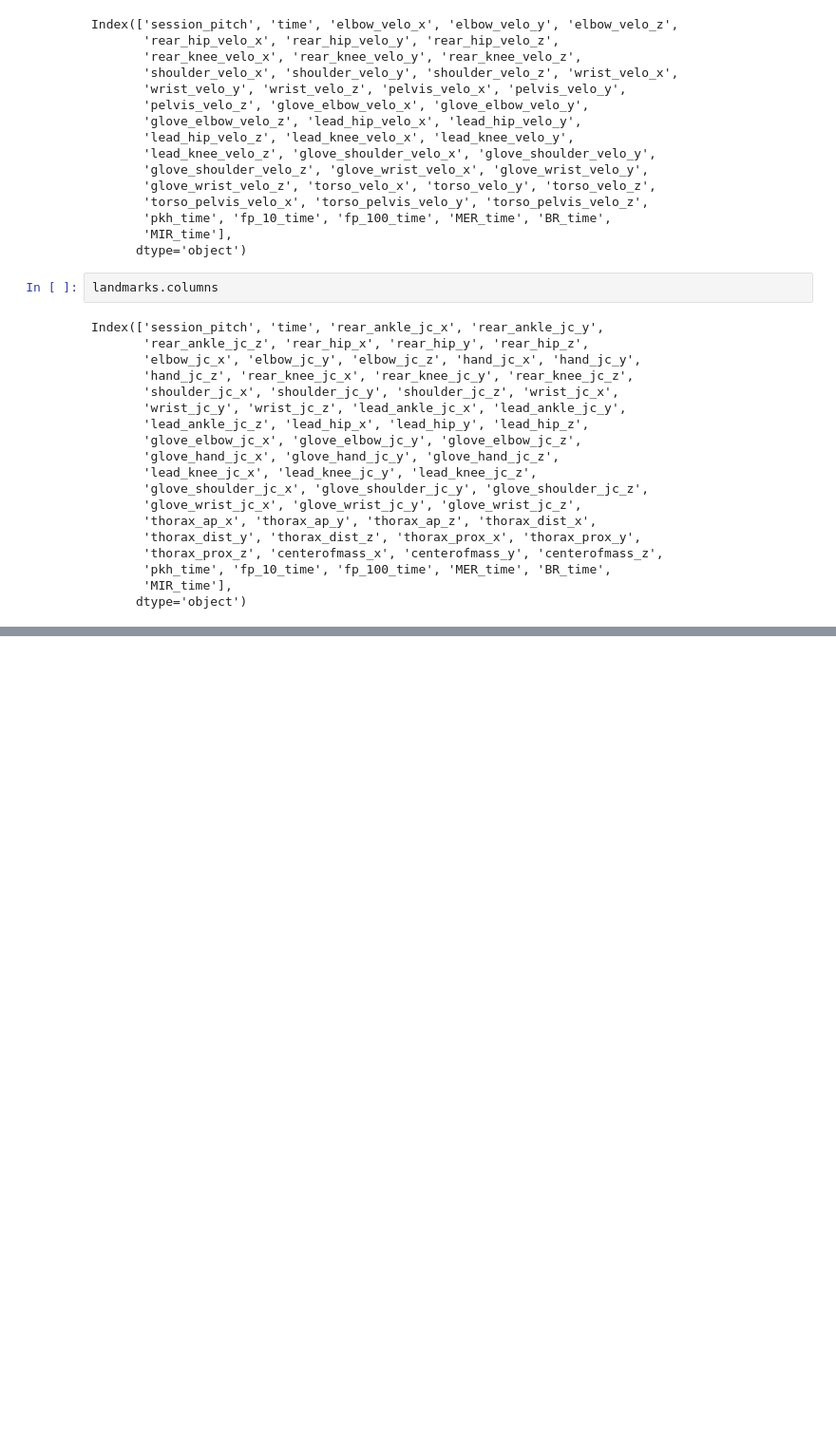
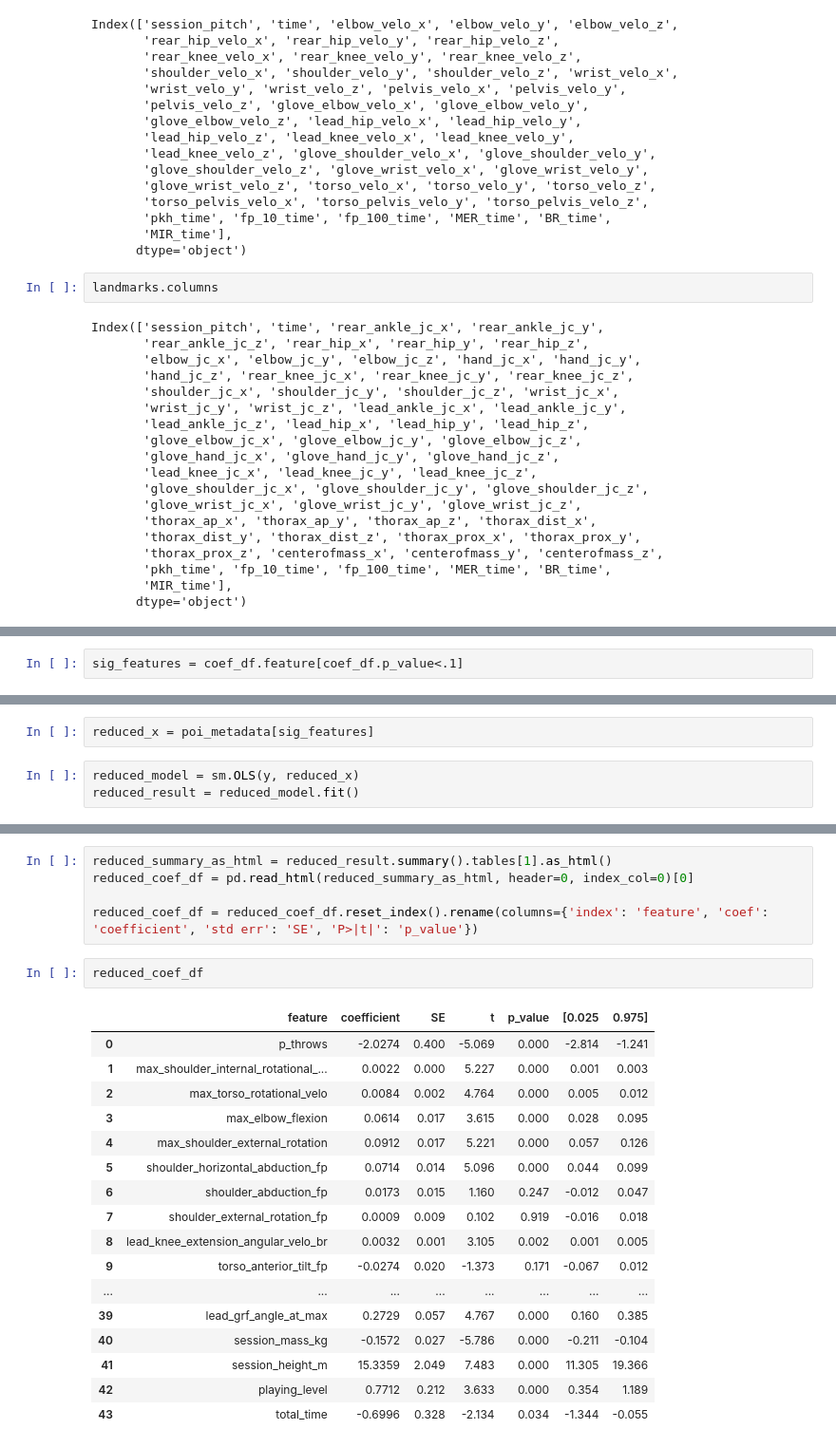
Before and after one commit to gabriel31levy34/OpenBiomechanics, a Jupyter notebook: EDA.ipynb, the cells around one changed output, grey strips where cells are left out. Shown at 95% size. Cells and saved outputs as stored; diff of their text form; blank space fills up the shorter version.

```diff
--- a/EDA.ipynb
+++ b/EDA.ipynb
@@ -247,0 +494,2 @@ poi_metadata.columns
+# %%
+sig_features = coef_df.feature[coef_df.p_value<.1]
@@ -247,0 +504,5 @@ poi_metadata.columns
+# %%
+reduced_x = poi_metadata[sig_features]
+# %%
+reduced_model = sm.OLS(y, reduced_x)
+reduced_result = reduced_model.fit()
@@ -247,0 +547,25 @@ poi_metadata.columns
+# %%
+reduced_summary_as_html = reduced_result.summary().tables[1].as_html()
+reduced_coef_df = pd.read_html(reduced_summary_as_html, header=0, index_col=0)[0]
+
+reduced_coef_df = reduced_coef_df.reset_index().rename(columns={'index': 'feature', 'coef': 'coefficient', 'std err': 'SE', 'P>|t|': 'p_value'})
+# %%
+reduced_coef_df
+# %% [output]
+|  | feature | coefficient | SE | t | p_value | [0.025 | 0.975] |
+| 0 | p_throws | -2.0274 | 0.400 | -5.069 | 0.000 | -2.814 | -1.241 |
+| 1 | max_shoulder_internal_rotational_... | 0.0022 | 0.000 | 5.227 | 0.000 | 0.001 | 0.003 |
+| 2 | max_torso_rotational_velo | 0.0084 | 0.002 | 4.764 | 0.000 | 0.005 | 0.012 |
+| 3 | max_elbow_flexion | 0.0614 | 0.017 | 3.615 | 0.000 | 0.028 | 0.095 |
+| 4 | max_shoulder_external_rotation | 0.0912 | 0.017 | 5.221 | 0.000 | 0.057 | 0.126 |
+| 5 | shoulder_horizontal_abduction_fp | 0.0714 | 0.014 | 5.096 | 0.000 | 0.044 | 0.099 |
+| 6 | shoulder_abduction_fp | 0.0173 | 0.015 | 1.160 | 0.247 | -0.012 | 0.047 |
+| 7 | shoulder_external_rotation_fp | 0.0009 | 0.009 | 0.102 | 0.919 | -0.016 | 0.018 |
+| 8 | lead_knee_extension_angular_velo_br | 0.0032 | 0.001 | 3.105 | 0.002 | 0.001 | 0.005 |
+| 9 | torso_anterior_tilt_fp | -0.0274 | 0.020 | -1.373 | 0.171 | -0.067 | 0.012 |
+| ... | ... | ... | ... | ... | ... | ... | ... |
+| 39 | lead_grf_angle_at_max | 0.2729 | 0.057 | 4.767 | 0.000 | 0.160 | 0.385 |
+| 40 | session_mass_kg | -0.1572 | 0.027 | -5.786 | 0.000 | -0.211 | -0.104 |
+| 41 | session_height_m | 15.3359 | 2.049 | 7.483 | 0.000 | 11.305 | 19.366 |
+| 42 | playing_level | 0.7712 | 0.212 | 3.633 | 0.000 | 0.354 | 1.189 |
+| 43 | total_time | -0.6996 | 0.328 | -2.134 | 0.034 | -1.344 | -0.055 |
```
Also changed, not shown: parts of 62 cells of this notebook.
